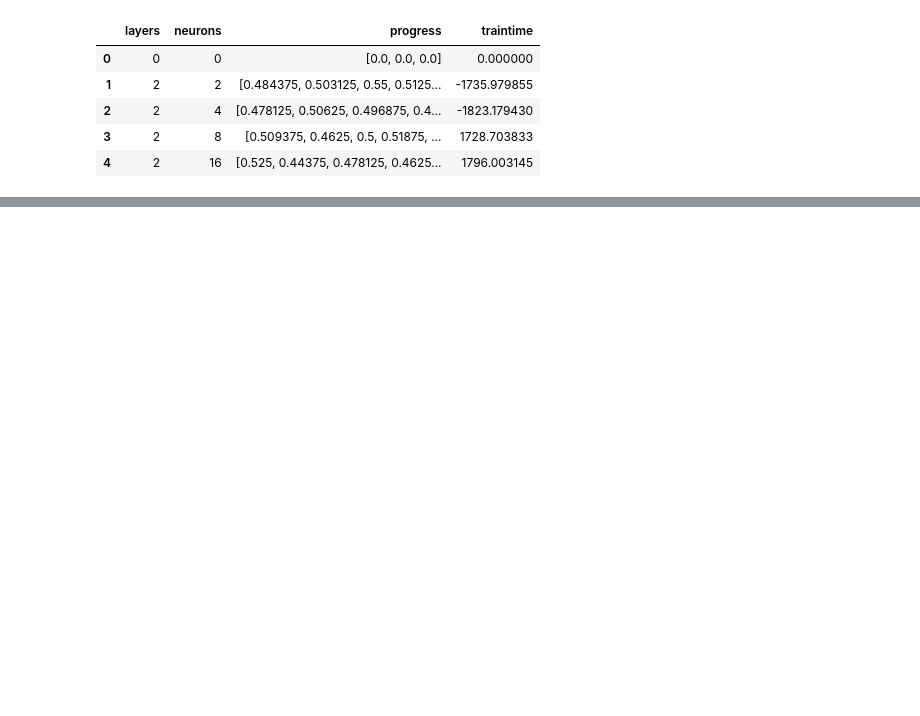
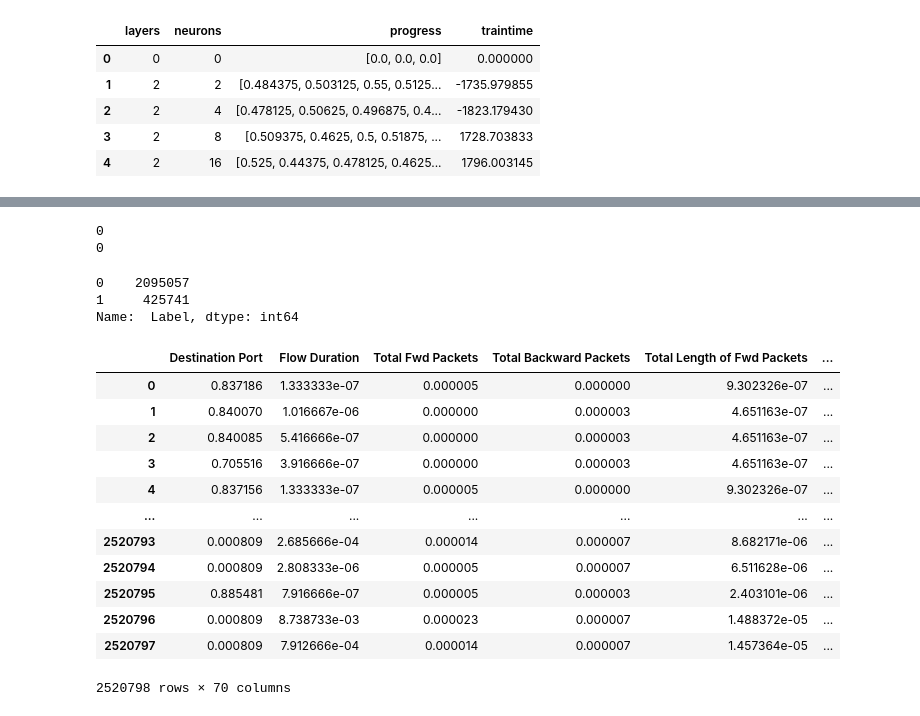
Before and after one commit to kahre96/master_IDS_ML, a Jupyter notebook: 2017_RL.ipynb, the cells around one changed output, grey strips where cells are left out. Drawn from its saved outputs; the diff is of its cells as text; code cells hidden in the pictures; blank space fills up the shorter version.

```diff
--- a/2017_RL.ipynb
+++ b/2017_RL.ipynb
@@ -549,0 +602,32 @@ data.head()
+# %%
+a = [0.71, 0.2]
+print(np.argmax(a))
+
+print(np.argmax(np.argmax(a)))
+# %% [output]
+0
+0
+# %%
+ndf = pd.read_feather("norm_6feat_CIC2017.feather")
+# %%
+ndf[' Label'].value_counts()
+# %% [output]
+0    2095057
+1     425741
+Name:  Label, dtype: int64
+# %%
+ndf
+# %% [output]
+|  | Destination Port | Flow Duration | Total Fwd Packets | Total Backward Packets | Total Length of Fwd Packets | ... |
+| 0 | 0.837186 | 1.333333e-07 | 0.000005 | 0.000000 | 9.302326e-07 | ... |
+| 1 | 0.840070 | 1.016667e-06 | 0.000000 | 0.000003 | 4.651163e-07 | ... |
+| 2 | 0.840085 | 5.416666e-07 | 0.000000 | 0.000003 | 4.651163e-07 | ... |
+| 3 | 0.705516 | 3.916666e-07 | 0.000000 | 0.000003 | 4.651163e-07 | ... |
+| 4 | 0.837156 | 1.333333e-07 | 0.000005 | 0.000000 | 9.302326e-07 | ... |
+| ... | ... | ... | ... | ... | ... | ... |
+| 2520793 | 0.000809 | 2.685666e-04 | 0.000014 | 0.000007 | 8.682171e-06 | ... |
+| 2520794 | 0.000809 | 2.808333e-06 | 0.000005 | 0.000007 | 6.511628e-06 | ... |
+| 2520795 | 0.885481 | 7.916666e-07 | 0.000005 | 0.000003 | 2.403101e-06 | ... |
+| 2520796 | 0.000809 | 8.738733e-03 | 0.000023 | 0.000007 | 1.488372e-05 | ... |
+| 2520797 | 0.000809 | 7.912666e-04 | 0.000014 | 0.000007 | 1.457364e-05 | ... |
+2520798 rows × 70 columns
```
Also changed, not shown: parts of 52 cells of this notebook, 6 other files.
